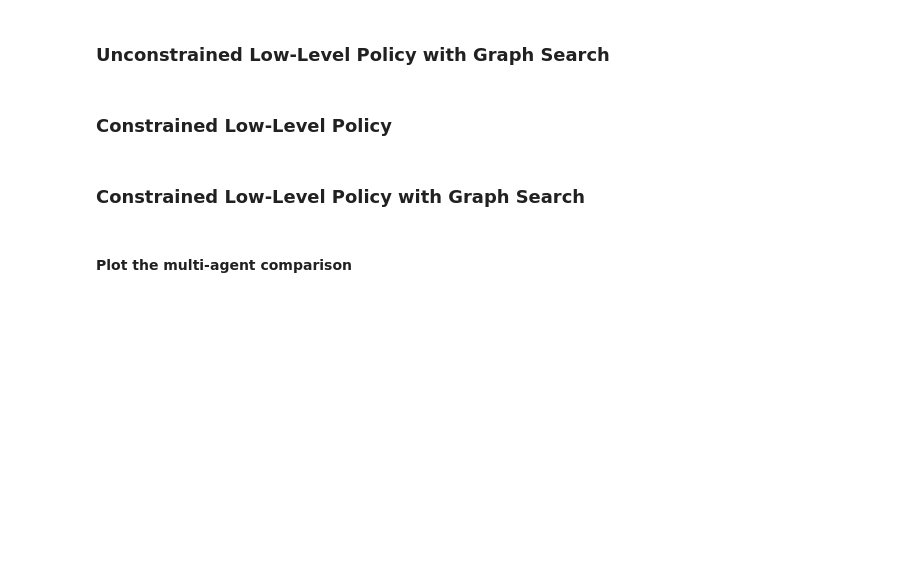
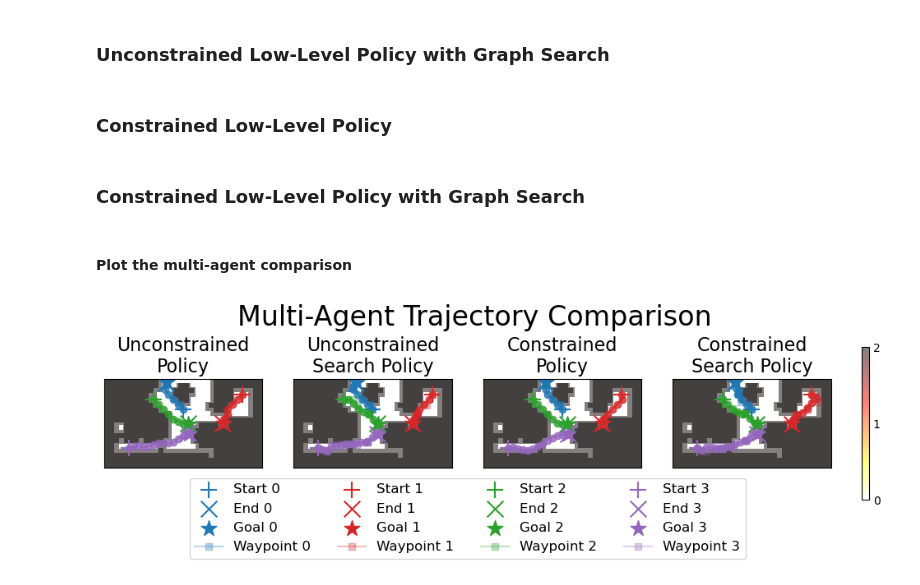
Before and after one commit to delay-planner/rb-visual-mapf, a Jupyter notebook: pud/plots/plot_habitat_illustration.ipynb, the cells around one changed output. Drawn from its saved outputs; the diff is of its cells as text; code cells hidden in the pictures; blank space fills up the shorter version.

```diff
--- a/pud/plots/plot_habitat_illustration.ipynb
+++ b/pud/plots/plot_habitat_illustration.ipynb
@@ -245,11 +281,13 @@ agent.to(torch.device(config.device))
 agent.eval()
 
 eval_env.duration = 300  # type: ignore
+eval_env.set_pbs(pb_list=problems.copy())  # type: ignore
 start, goal, unconstrained_observations, _, _, _ = Collector.get_trajectories(agent, eval_env, n_agents, habitat=True)
 # %% [markdown]
 ### Unconstrained Low-Level Policy with Graph Search
 # %%
 eval_env.duration = 300  # type: ignore
+eval_env.set_pbs(pb_list=problems.copy())  # type: ignore
 
 ma_search_policy = VisualMultiAgentSearchPolicy(agent, (rb_vec_grid, rb_vec_visual), n_agents, pdist=pdist, open_loop=True, max_search_steps=3, no_waypoint_hopping=True)
 start, goal, unconstrained_search_observations, unconstrained_search_waypoints, _, _ = Collector.get_trajectories(ma_search_policy, eval_env, n_agents, habitat=True, input_starts=start, input_goals=goal)
@@ -263,7 +301,7 @@ agent.eval()
 eval_env.duration = 300  # type: ignore
 eval_env.set_pbs(pb_list=problems.copy())  # type: ignore
 
-start, goal, constrained_observations, _, _ = ConstrainedCollector.get_trajectories(agent, eval_env, n_agents)
+start, goal, constrained_observations, _, _, _ = ConstrainedCollector.get_trajectories(agent, eval_env, n_agents, habitat=True)
 # %% [markdown]
 ### Constrained Low-Level Policy with Graph Search
 # %%
@@ -275,24 +315,52 @@ start, goal, constrained_search_observations, constrained_search_waypoints, _ =
 # %% [markdown]
 #### Plot the multi-agent comparison
+# %%
+height, width = 1.0, 1.0
+normalization_factor = np.array([height, width])
+
+for agent_id in range(n_agents):
+    start[agent_id] = start[agent_id][0] / normalization_factor
+    goal[agent_id] = goal[agent_id][0] / normalization_factor
+
+    unconstrained_observations[agent_id] = np.array([obs[0] / normalization_factor for obs in unconstrained_observations[agent_id]]) # type: ignore
+    unconstrained_search_observations[agent_id] = np.array([obs[0] / normalization_factor for obs in unconstrained_search_observations[agent_id]]) # type: ignore
+    unconstrained_search_waypoints[agent_id] = np.array([wp[0] / normalization_factor for wp in unconstrained_search_waypoints[agent_id]]) # type: ignore
+
+    constrained_observations[agent_id] = np.array([obs[0] / normalization_factor for obs in constrained_observations[agent_id]])
+    constrained_search_observations[agent_id] = np.array([obs[0] / normalization_factor for obs in constrained_search_observations[agent_id]])
+    constrained_search_waypoints[agent_id] = np.array([wp[0] / normalization_factor for wp in constrained_search_waypoints[agent_id]])
 # %%
-fig, axs = plt.subplots(1, 4, figsize=(12, 4))
+fig, axs = plt.subplots(1, 4, figsize=(12, 3))
+height, width = eval_env.get_map_height(), eval_env.get_map_width()
 
 for ax in axs:
-    ax = plot_wall(eval_env.walls, ax)
+    ax.imshow(eval_env.get_map()[:, ::-1].T, cmap="binary", interpolation="nearest", alpha=0.5, extent=[0, height, 0, width])
+    cmap = ax.imshow(eval_env.get_cost_map()[:, ::-1].T, cmap="hot_r", interpolation="nearest", alpha=0.5, extent=[0, height, 0, width])
     ax.set_xticks([])
     ax.set_yticks([])
+    ax.set_aspect("equal", adjustable="box")
+
+cbar = plt.colorbar(cmap, ax=axs, orientation="vertical", fraction=0.01, pad=0.04)
+cbar.ax.tick_params(size=0)
+cbar.set_ticks([0, 1, 2])
 
 for agent_id in range(n_agents):
+    agent_unconstrained_observations = np.array(unconstrained_observations[agent_id])
+    agent_unconstrained_search_observations = np.array(unconstrained_search_observations[agent_id])
+    agent_constrained_observations = np.array(constrained_observations[agent_id])
+    agent_constrained_search_observations = np.array(constrained_search_observations[agent_id])
 
-    agent_start = start[agent_id][0] / normalization_factor
-    agent_goal = goal[agent_id][0] / normalization_factor
+    agent_unconstrained_search_waypoints = np.array(unconstrained_search_waypoints[agent_id])
+    agent_constrained_search_waypoints = np.array(constrained_search_waypoints[agent_id])
 
-    agent_unconstrained_observations = np.array([obs[0] / normalization_factor for obs in unconstrained_observations[agent_id]])
-    agent_unconstrained_search_observations = np.array([obs[0] / normalization_factor for obs in unconstrained_search_observations[agent_id]])
-    agent_unconstrained_search_waypoints = np.array([wp[0] / normalization_factor for wp in unconstrained_search_waypoints[agent_id]])
+    axs[0] = plot_agent_paths(agent_id, start[agent_id], goal[agent_id], agent_unconstrained_observations, "Unconstrained\nPolicy", axs[0])
+    axs[1] = plot_agent_paths(agent_id, start[agent_id], goal[agent_id], agent_unconstrained_search_observations, "Unconstrained\nSearch Policy", axs[1], wps=agent_unconstrained_search_waypoints)
+    axs[2] = plot_agent_paths(agent_id, start[agent_id], goal[agent_id], agent_constrained_observations, "Constrained\nPolicy", axs[2])
+    axs[3] = plot_agent_paths(agent_id, start[agent_id], goal[agent_id], agent_constrained_search_observations, "Constrained\nSearch Policy", axs[3], wps=agent_constrained_search_waypoints)
 
-    axs[0] = plot_agent_paths(agent_id, agent_start, agent_goal, agent_unconstrained_observations, "Unconstrained\nPolicy", axs[0])
-    axs[1] = plot_agent_paths(agent_id, agent_start, agent_goal, agent_unconstrained_search_observations, "Unconstrained\nSearch Policy", axs[1], wps=agent_unconstrained_search_waypoints)
 
-plt.legend(loc="lower center", bbox_to_anchor=(-1.3, -0.7), ncol=4, fontsize=12)
+plt.legend(loc="lower center", bbox_to_anchor=(-1.3, -1.1), ncol=4, fontsize=12)
 _ = plt.suptitle("Multi-Agent Trajectory Comparison", fontsize=24)
+plt.savefig("pud/plots/figures/paper/multi_agent_habitatenv_comparison.svg", bbox_inches="tight")
+# %% [output]
+[figure, added]
```
Also changed, not shown: parts of 11 cells of this notebook, 10 other files.
